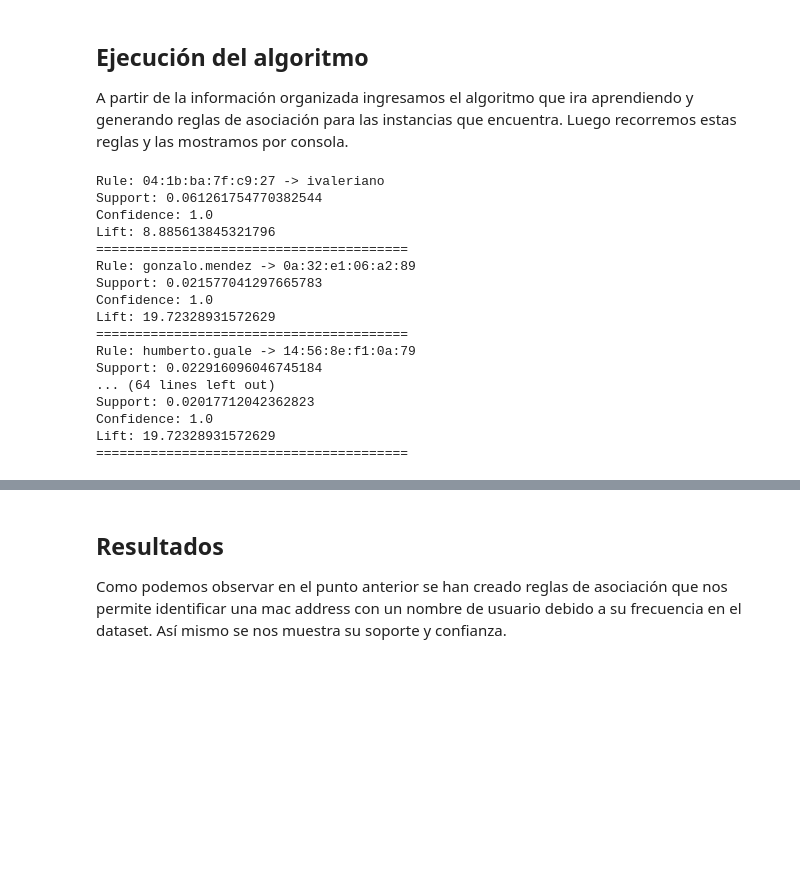
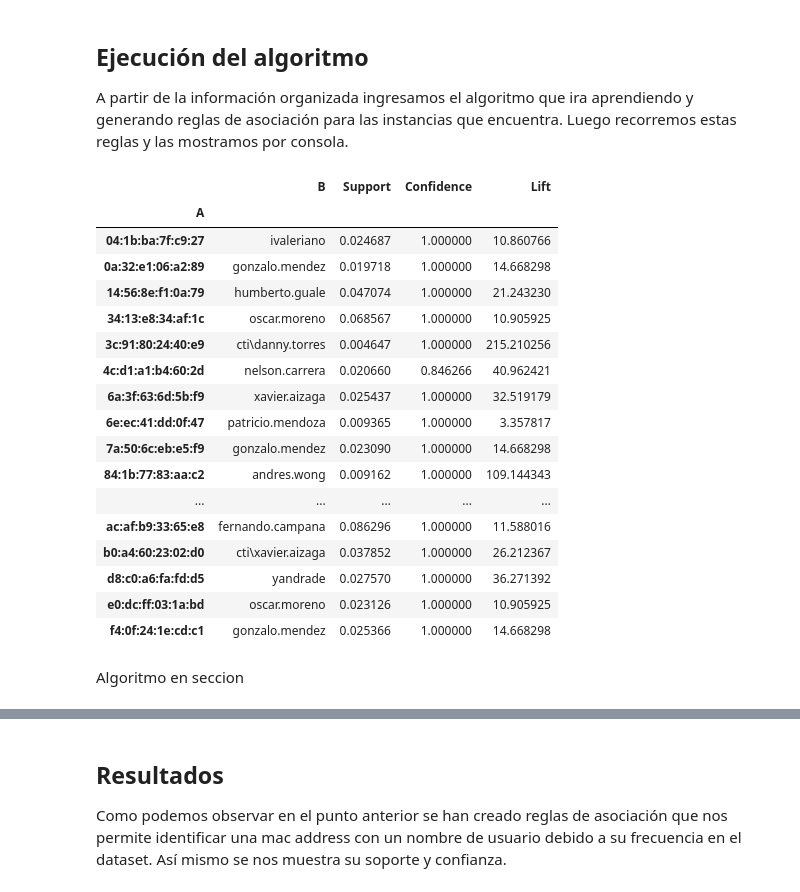
Before and after one commit to aforocti/Aplicacion_deep_learning, a Jupyter notebook: ml_analysis.ipynb, the cells around one changed output, grey strips where cells are left out. Drawn from its saved outputs; the diff is of its cells as text; code cells hidden in the pictures; blank space fills up the shorter version.

Commit message:
Update Rules Algorithm

```diff
--- a/ml_analysis.ipynb
+++ b/ml_analysis.ipynb
@@ -89,32 +174,55 @@ print(list(records_train)[:30])
 ## Ejecución del algoritmo
 A partir de la información organizada ingresamos el algoritmo que ira aprendiendo y generando reglas de asociación para las instancias que encuentra. Luego recorremos estas reglas y las mostramos por consola.
 # %%
-association_rules = apriori(records_train, min_support=0.0045,min_confidence=0.2,min_lift=3,min_length=2)
-association_results = list(association_rules)
+#Funcion para imprimir las reglas
+def printRules(lista):
+    for item in lista:
+        pair = item[0]
+        items = [x for x in pair]
+        print("Rule: "+ items[0] + " -> "+items[1])
+        print("Support: "+ str(item[1])) #Individual popularity (ItemA/TotalTransactions)
+        print("Confidence: "+str(item[2][0][2])) #Item A Will include more profit for item B (Item (A+B)/Item (A))
+        print("Lift: " + str(item[2][0][3])) #How much Item A includes profit in item B (Confidence/Support)
+        print("========================================")
 
-for item in association_results:
-    pair = item[0]
-    items = [x for x in pair]
-    print("Rule: "+ items[0] + " -> "+items[1])
-    print("Support: "+ str(item[1])) #Individual popularity (ItemA/TotalTransactions)
-    print("Confidence: "+str(item[2][0][2])) #Item A Will include more profit for item B (Item (A+B)/Item (A))
-    print("Lift: " + str(item[2][0][3])) #How much Item A includes profit in item B (Confidence/Support)
-    print("========================================")
+#Funcion para crear un dataset de reglas
+def dataframeRules(lista):
+    dataset = []
+    for item in lista:
+        pair = item[0]
+        items = [x for x in pair]
+        if(":" in items[0] ):
+            dataset.append([items[0],items[1],item[1],item[2][0][2],item[2][0][3]])
+        else:
+            dataset.append([items[1],items[0],item[1],item[2][0][2],item[2][0][3]])
+    return pd.DataFrame(dataset,columns=["A","B","Support","Confidence","Lift"])
-# %% [output]
-Rule: 04:1b:ba:7f:c9:27 -> ivaleriano
-Support: 0.061261754770382544
-Confidence: 1.0
-Lift: 8.885613845321796
-========================================
-Rule: gonzalo.mendez -> 0a:32:e1:06:a2:89
-Support: 0.021577041297665783
-Confidence: 1.0
-Lift: 19.72328931572629
-========================================
-Rule: humberto.guale -> 14:56:8e:f1:0a:79
-Support: 0.022916096046745184
-... (64 lines left out)
-Support: 0.02017712042362823
-Confidence: 1.0
-Lift: 19.72328931572629
-========================================
+# %%
+association_rules_total = apriori(records_total, min_support=0.0045,min_confidence=0.2,min_lift=3,min_length=2)
+association_results_total = list(association_rules_total)
+#print(association_results_total[0])
+#printRules(association_results_total)
+# %%
+dataframe_rules_total = dataframeRules(association_results_total).set_index("A")
+dataframe_rules_total = dataframe_rules_total.drop(index="3c:91:80:2d:8c:b3",)
+dataframe_rules_total
+# %% [output]
+|  | B | Support | Confidence | Lift |
+| A |  |  |  |  |
+| 04:1b:ba:7f:c9:27 | ivaleriano | 0.024687 | 1.000000 | 10.860766 |
+| 0a:32:e1:06:a2:89 | gonzalo.mendez | 0.019718 | 1.000000 | 14.668298 |
+| 14:56:8e:f1:0a:79 | humberto.guale | 0.047074 | 1.000000 | 21.243230 |
+| 34:13:e8:34:af:1c | oscar.moreno | 0.068567 | 1.000000 | 10.905925 |
+| 3c:91:80:24:40:e9 | cti\danny.torres | 0.004647 | 1.000000 | 215.210256 |
+| 4c:d1:a1:b4:60:2d | nelson.carrera | 0.020660 | 0.846266 | 40.962421 |
+| 6a:3f:63:6d:5b:f9 | xavier.aizaga | 0.025437 | 1.000000 | 32.519179 |
+| 6e:ec:41:dd:0f:47 | patricio.mendoza | 0.009365 | 1.000000 | 3.357817 |
+| 7a:50:6c:eb:e5:f9 | gonzalo.mendez | 0.023090 | 1.000000 | 14.668298 |
+| 84:1b:77:83:aa:c2 | andres.wong | 0.009162 | 1.000000 | 109.144343 |
+| ... | ... | ... | ... | ... |
+| ac:af:b9:33:65:e8 | fernando.campana | 0.086296 | 1.000000 | 11.588016 |
+| b0:a4:60:23:02:d0 | cti\xavier.aizaga | 0.037852 | 1.000000 | 26.212367 |
+| d8:c0:a6:fa:fd:d5 | yandrade | 0.027570 | 1.000000 | 36.271392 |
+| e0:dc:ff:03:1a:bd | oscar.moreno | 0.023126 | 1.000000 | 10.905925 |
+| f4:0f:24:1e:cd:c1 | gonzalo.mendez | 0.025366 | 1.000000 | 14.668298 |
+# %% [markdown]
+Algoritmo en seccion
```
Also changed, not shown: parts of 24 cells of this notebook, 7 other files.
